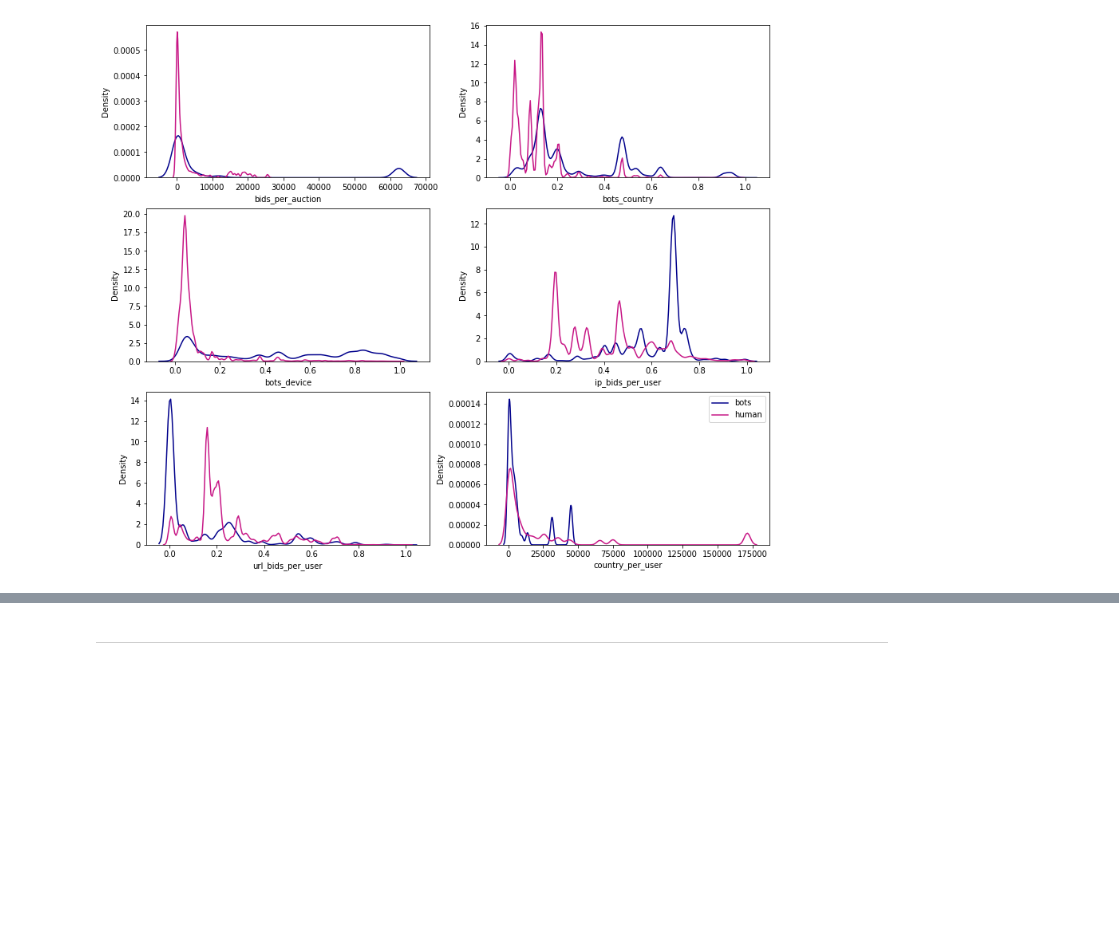
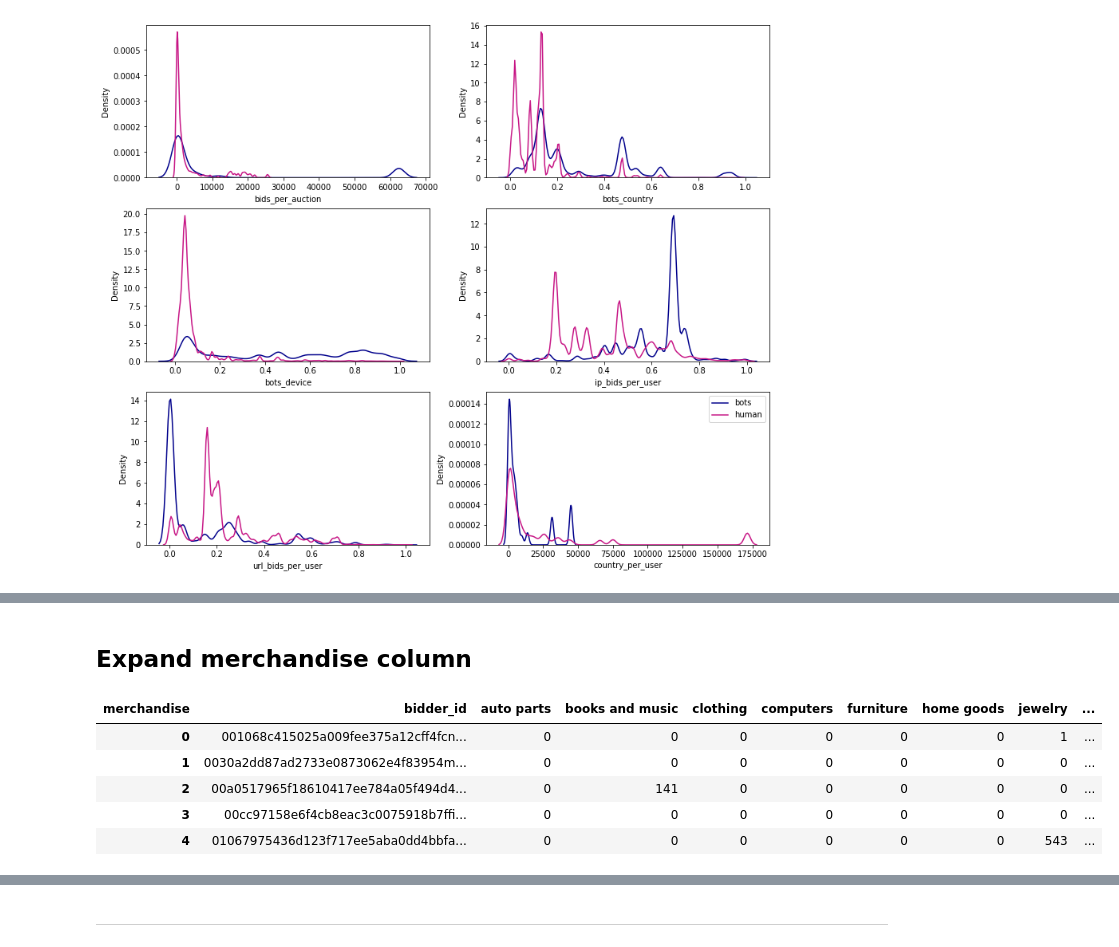
Before and after one commit to gabriellewald/auction-fraud-detection, a Jupyter notebook: notebooks/3_feature_engineering.ipynb, the cells around one changed output, grey strips where cells are left out. Saved outputs shown, nothing was run; the diff lists cells and outputs as text; code cells hidden in the pictures; blank space fills up the shorter version.

```diff
--- a/notebooks/3_feature_engineering.ipynb
+++ b/notebooks/3_feature_engineering.ipynb
@@ -198,0 +308,19 @@ sns.heatmap(corr_matrix.corr(),
+# %% [markdown]
+## Expand merchandise column
+# %%
+# merchandise by user
+# rearrange merchandise to columns and have values as number of bids for each bidder
+merchandise = auction_df.pivot_table(index='bidder_id', columns='merchandise',
+                 values='bid_id',
+                 aggfunc = lambda x: len(x.unique()),
+                                    fill_value=0)
+
+merchandise = merchandise.reset_index()
+merchandise.head()
+# %% [output]
+| merchandise | bidder_id | auto parts | books and music | clothing | computers | furniture | home goods | jewelry | ... |
+| 0 | 001068c415025a009fee375a12cff4fcn... | 0 | 0 | 0 | 0 | 0 | 0 | 1 | ... |
+| 1 | 0030a2dd87ad2733e0873062e4f83954m... | 0 | 0 | 0 | 0 | 0 | 0 | 0 | ... |
+| 2 | 00a0517965f18610417ee784a05f494d4... | 0 | 141 | 0 | 0 | 0 | 0 | 0 | ... |
+| 3 | 00cc97158e6f4cb8eac3c0075918b7ffi... | 0 | 0 | 0 | 0 | 0 | 0 | 0 | ... |
+| 4 | 01067975436d123f717ee5aba0dd4bbfa... | 0 | 0 | 0 | 0 | 0 | 0 | 543 | ... |
```
Also changed, not shown: parts of 11 cells of this notebook, 1 other file.
